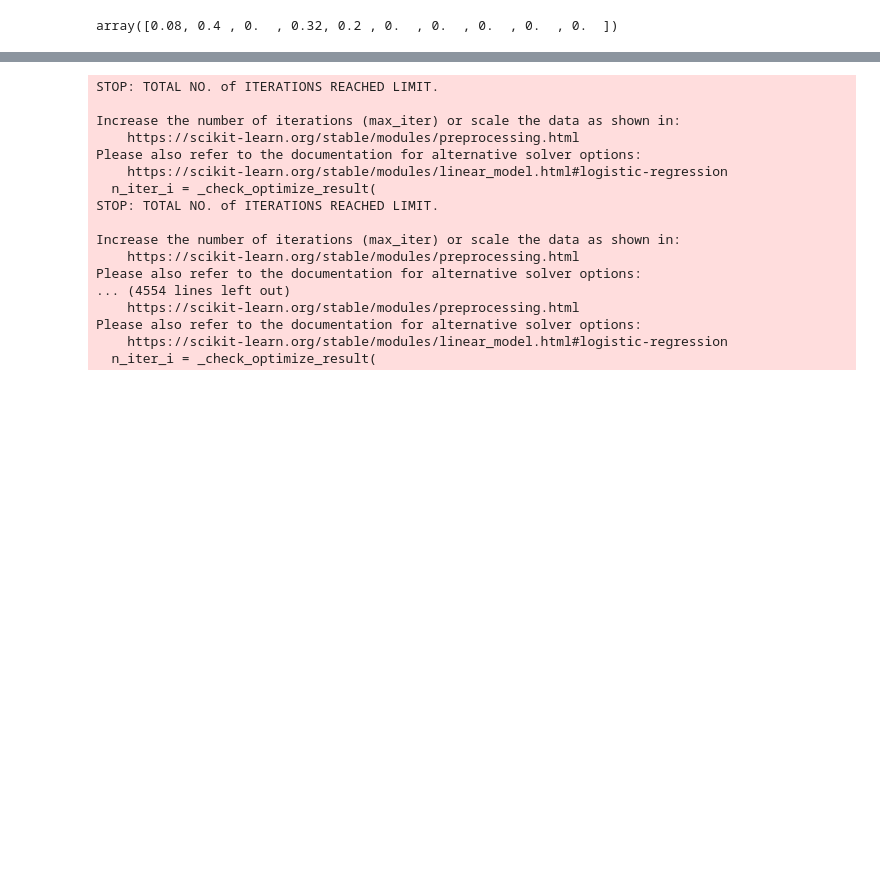
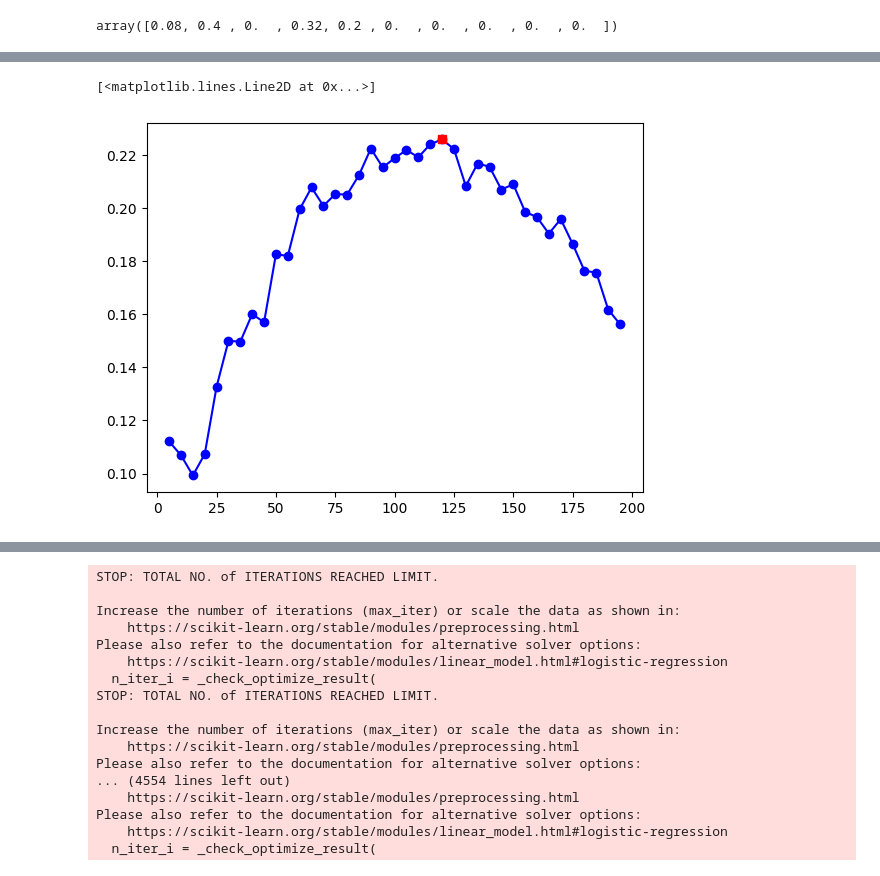
Before and after one commit to educhav/homl, a Jupyter notebook: ch09_unsupervised_learning/UL.ipynb, the cells around one changed output, grey strips where cells are left out. Drawn from its saved outputs; the diff is of its cells as text; code cells hidden in the pictures; blank space fills up the shorter version.

```diff
--- a/ch09_unsupervised_learning/UL.ipynb
+++ b/ch09_unsupervised_learning/UL.ipynb
@@ -550 +548,20 @@ pca.n_components_
+# %%
+# KMeans cluster on reduced set
+from sklearn.cluster import KMeans
+
+k_range = range(5, 200, 5)
+kmeans_per_k = []
+
+for k in k_range:
+    kmeans = KMeans(n_clusters=k, n_init=10).fit(X_train_reduced)
+    kmeans_per_k.append(kmeans)
+# %%
+from sklearn.metrics import silhouette_score
+
+silhouettes = [ silhouette_score(X_train_reduced, model.labels_) for model in kmeans_per_k]
+plt.plot(k_range, silhouettes, "bo-")
+plt.plot(k_range[np.argmax(silhouettes)], silhouettes[np.argmax(silhouettes)], "rs")
+# %% [output]
+[<matplotlib.lines.Line2D at 0x...>]
+[figure, added]
 # %%
```
Also changed, not shown: parts of 16 cells of this notebook, 2 other files.
